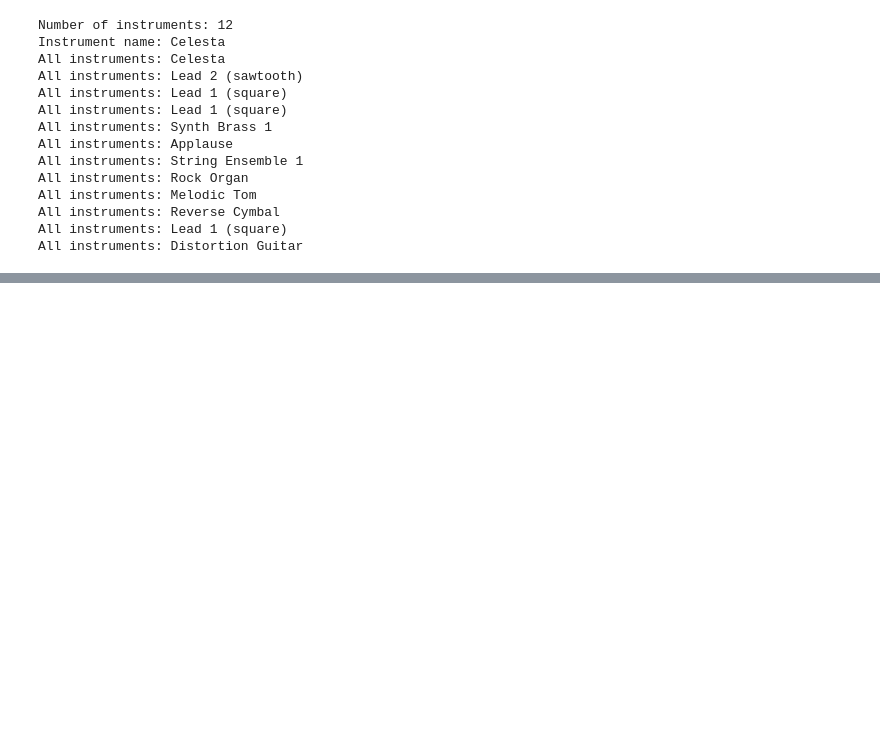
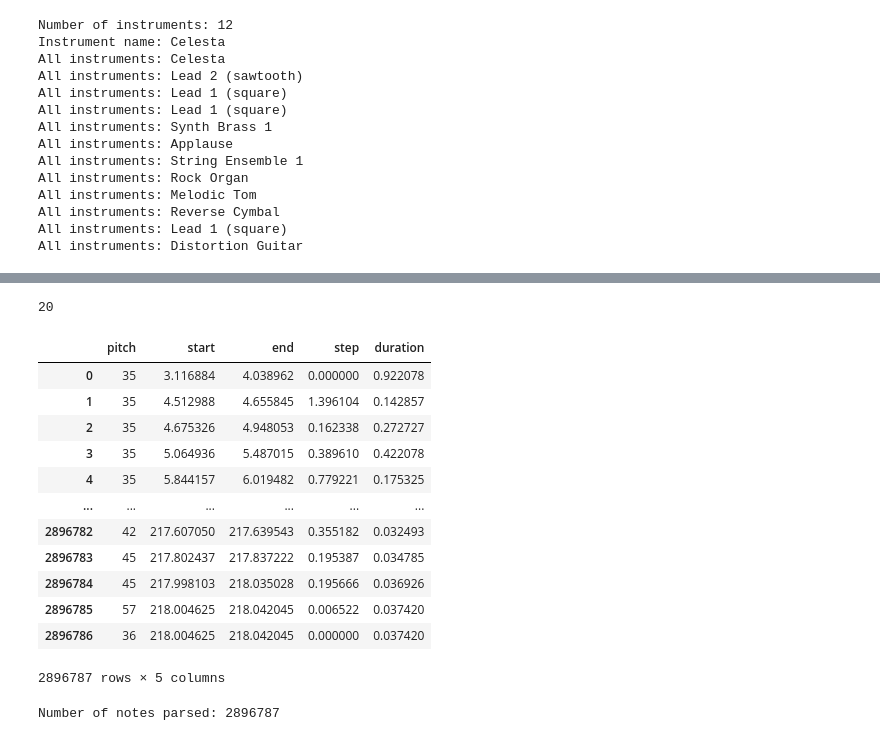
Before and after one commit to JaydenCJH/project_lyrics, a Jupyter notebook: MIDI_music.ipynb, the cells around one changed output, grey strips where cells are left out. Drawn from its saved outputs; the diff is of its cells as text; code cells hidden in the pictures; blank space fills up the shorter version.

```diff
--- a/MIDI_music.ipynb
+++ b/MIDI_music.ipynb
@@ -96,0 +109,3 @@ array(['Acoustic Grand Piano', 'Acoustic Guitar (steel)',
+# %%
+top_instru = instrument_counts_df.sum().nlargest(20)
+print(top_instru.index[0])
@@ -96,0 +239,23 @@ array(['Acoustic Grand Piano', 'Acoustic Guitar (steel)',
+# %%
+# get top 20 instruments
+all_notes_by_instrument = {}  # Dictionary to store notes for each instrument
+
+# Loop over each instrument entry in top_instru
+for instru_entry in top_instru.index:
+    all_notes_list = []  # List to store DataFrame objects for each file
+    temp = instrument_counts_df.index[instrument_counts_df[instru_entry] == 1].to_list()
+    for f in temp:
+        notes = midi_to_notes(f, instru_entry)
+        if notes is not None:
+            all_notes_list.append(notes)
+    all_notes_by_instrument[instru_entry] = all_notes_list
+
+# Concatenate DataFrames separately for each instrument
+all_notes_by_instrument_df = {}
+for instrument_name, notes_list in all_notes_by_instrument.items():
+    all_notes_by_instrument_df[instrument_name] = pd.concat(notes_list, ignore_index=True)
+
+# access notes for each instrument:
+for instrument_name, notes_df in all_notes_by_instrument_df.items():
+    print(f"Notes for instrument '{instrument_name}':")
+    print(notes_df)
@@ -96,0 +280,28 @@ array(['Acoustic Grand Piano', 'Acoustic Guitar (steel)',
+# %%
+len(all_notes_by_instrument_df)
+# %% [output]
+20
+# %%
+# 악기 고유 빼온거 전부 봐보기.
+all_notes_by_instrument_df['Acoustic Grand Piano']
+# %% [output]
+|  | pitch | start | end | step | duration |
+| 0 | 35 | 3.116884 | 4.038962 | 0.000000 | 0.922078 |
+| 1 | 35 | 4.512988 | 4.655845 | 1.396104 | 0.142857 |
+| 2 | 35 | 4.675326 | 4.948053 | 0.162338 | 0.272727 |
+| 3 | 35 | 5.064936 | 5.487015 | 0.389610 | 0.422078 |
+| 4 | 35 | 5.844157 | 6.019482 | 0.779221 | 0.175325 |
+| ... | ... | ... | ... | ... | ... |
+| 2896782 | 42 | 217.607050 | 217.639543 | 0.355182 | 0.032493 |
+| 2896783 | 45 | 217.802437 | 217.837222 | 0.195387 | 0.034785 |
+| 2896784 | 45 | 217.998103 | 218.035028 | 0.195666 | 0.036926 |
+| 2896785 | 57 | 218.004625 | 218.042045 | 0.006522 | 0.037420 |
+| 2896786 | 36 | 218.004625 | 218.042045 | 0.000000 | 0.037420 |
+2896787 rows × 5 columns
+# %%
+all_notes_top = all_notes_by_instrument_df[top_instru.index[0]]
+
+n_notes = len(all_notes_top)
+print('Number of notes parsed:', n_notes)
+# %% [output]
+Number of notes parsed: 2896787
```
Also changed, not shown: parts of 37 cells of this notebook, 3 other files.
